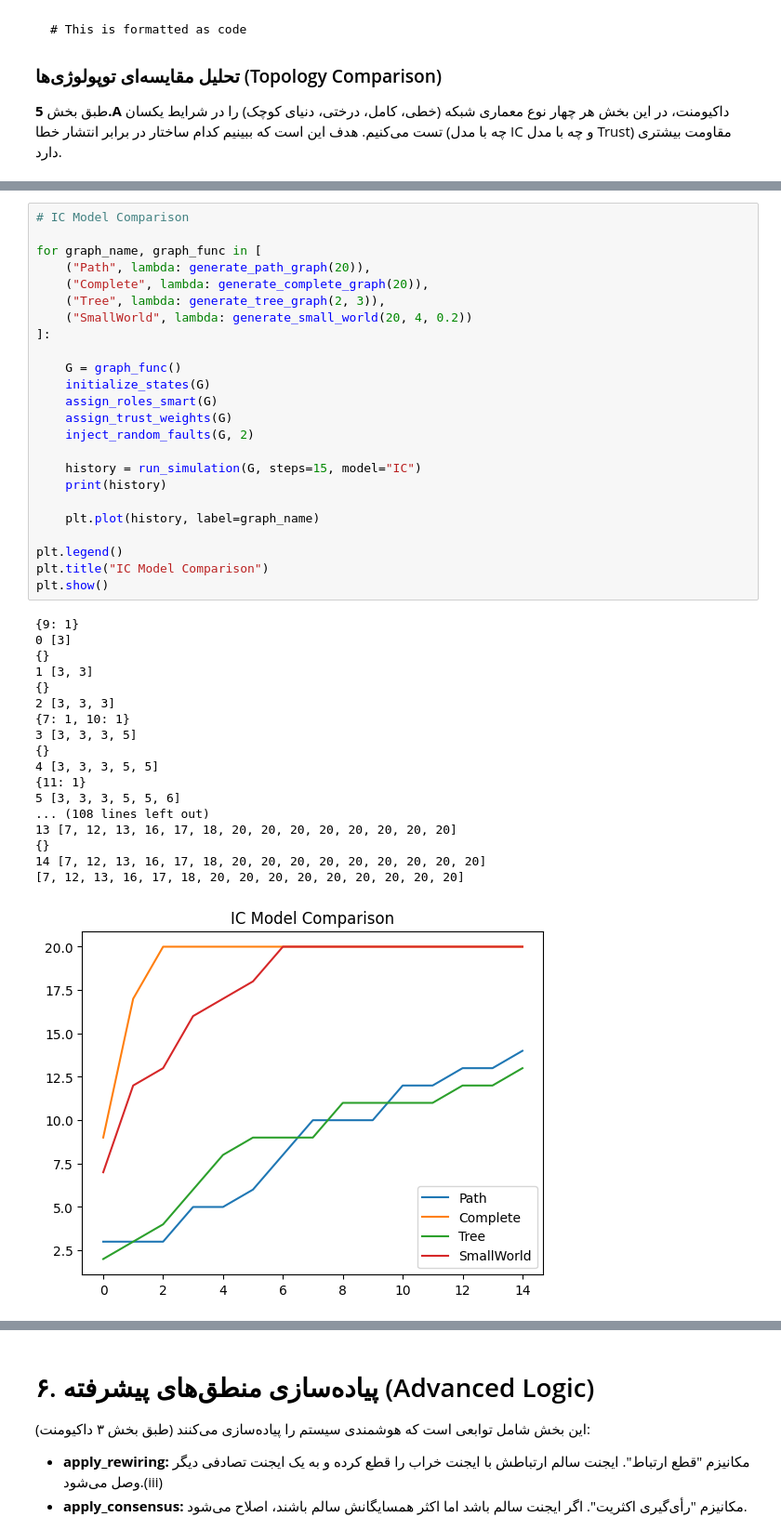
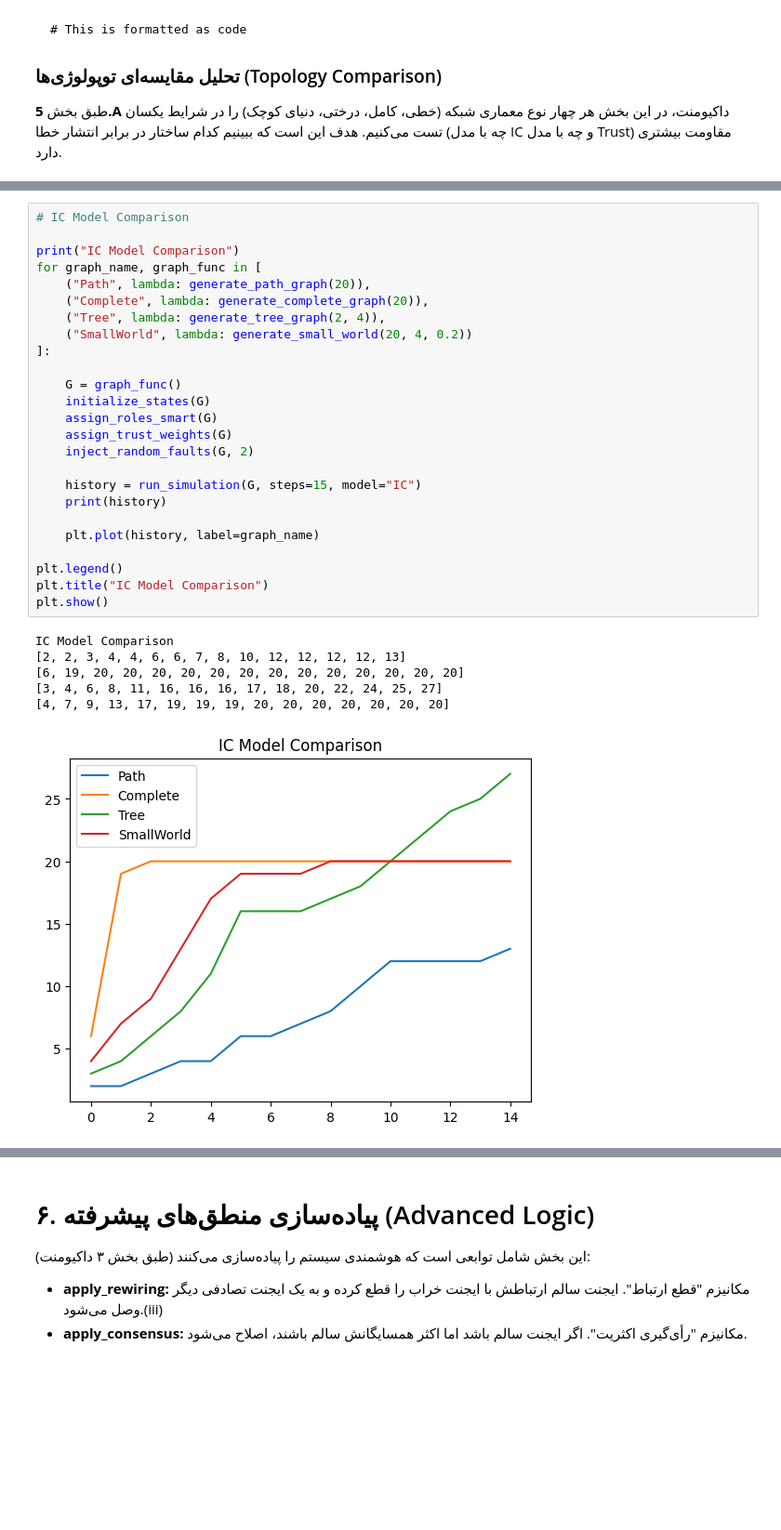
Before and after one commit to sara25kh/LLM-MAS-Resilience, a Jupyter notebook: notebook.ipynb, the cells around one changed output, grey strips where cells are left out. Shown at 93% size. Saved outputs shown, nothing was run; the diff lists cells and outputs as text; blank space fills up the shorter version.

```diff
--- a/notebook.ipynb
+++ b/notebook.ipynb
@@ -445,46 +415,35 @@ plt.show()
 # %%
 # IC Model Comparison
 
+print("IC Model Comparison")
 for graph_name, graph_func in [
     ("Path", lambda: generate_path_graph(20)),
     ("Complete", lambda: generate_complete_graph(20)),
-    ("Tree", lambda: generate_tree_graph(2, 3)),
+    ("Tree", lambda: generate_tree_graph(2, 4)),
     ("SmallWorld", lambda: generate_small_world(20, 4, 0.2))
 ]:
 
     G = graph_func()
     initialize_states(G)
     assign_roles_smart(G)
     assign_trust_weights(G)
     inject_random_faults(G, 2)
 
     history = run_simulation(G, steps=15, model="IC")
     print(history)
 
     plt.plot(history, label=graph_name)
 
 plt.legend()
 plt.title("IC Model Comparison")
 plt.show()
 # %% [output]
-{9: 1}
-0 [3]
-{}
-1 [3, 3]
-{}
-2 [3, 3, 3]
-{7: 1, 10: 1}
-3 [3, 3, 3, 5]
-{}
-4 [3, 3, 3, 5, 5]
-{11: 1}
-5 [3, 3, 3, 5, 5, 6]
-... (108 lines left out)
-13 [7, 12, 13, 16, 17, 18, 20, 20, 20, 20, 20, 20, 20, 20]
-{}
-14 [7, 12, 13, 16, 17, 18, 20, 20, 20, 20, 20, 20, 20, 20, 20]
-[7, 12, 13, 16, 17, 18, 20, 20, 20, 20, 20, 20, 20, 20, 20]
+IC Model Comparison
+[2, 2, 3, 4, 4, 6, 6, 7, 8, 10, 12, 12, 12, 12, 13]
+[6, 19, 20, 20, 20, 20, 20, 20, 20, 20, 20, 20, 20, 20, 20]
+[3, 4, 6, 8, 11, 16, 16, 16, 17, 18, 20, 22, 24, 25, 27]
+[4, 7, 9, 13, 17, 19, 19, 19, 20, 20, 20, 20, 20, 20, 20]
-[figure, old version]
+[figure, new version]
 # %%
 # Trust Model Comparison
 
```
Also changed, not shown: parts of 9 cells of this notebook.
